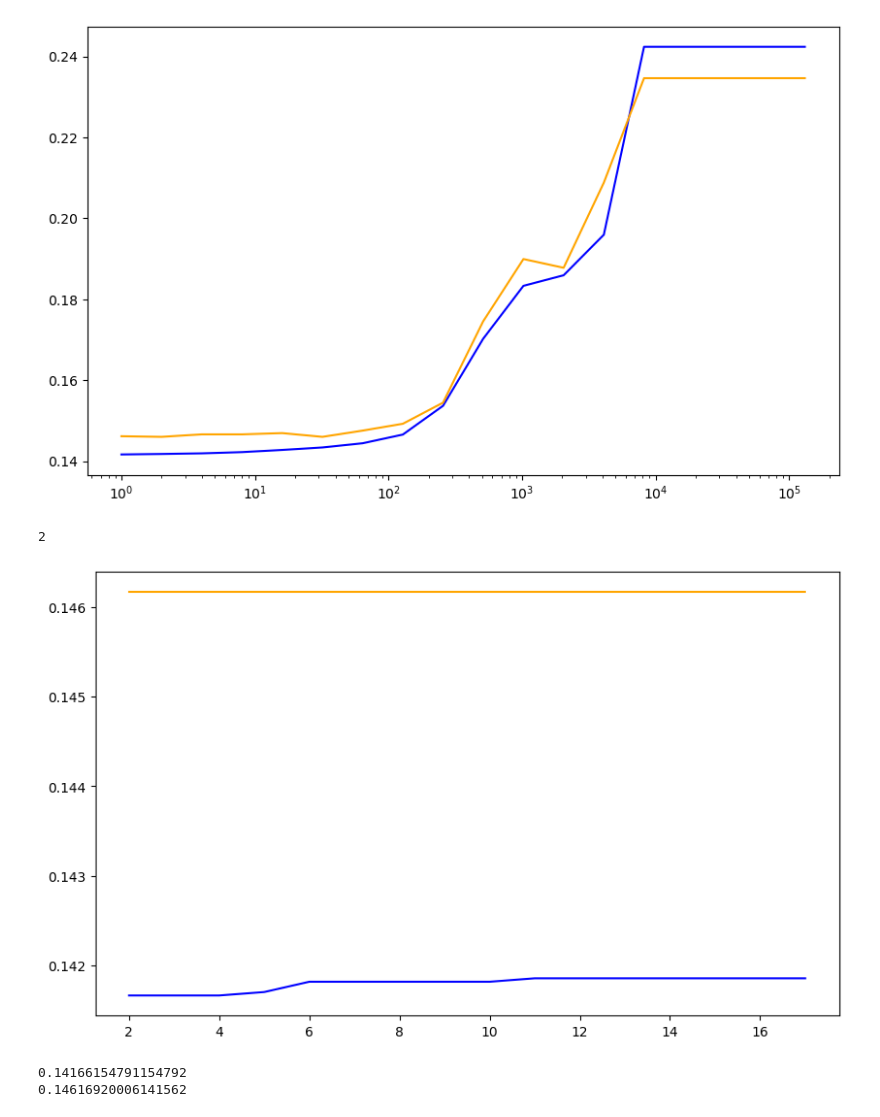
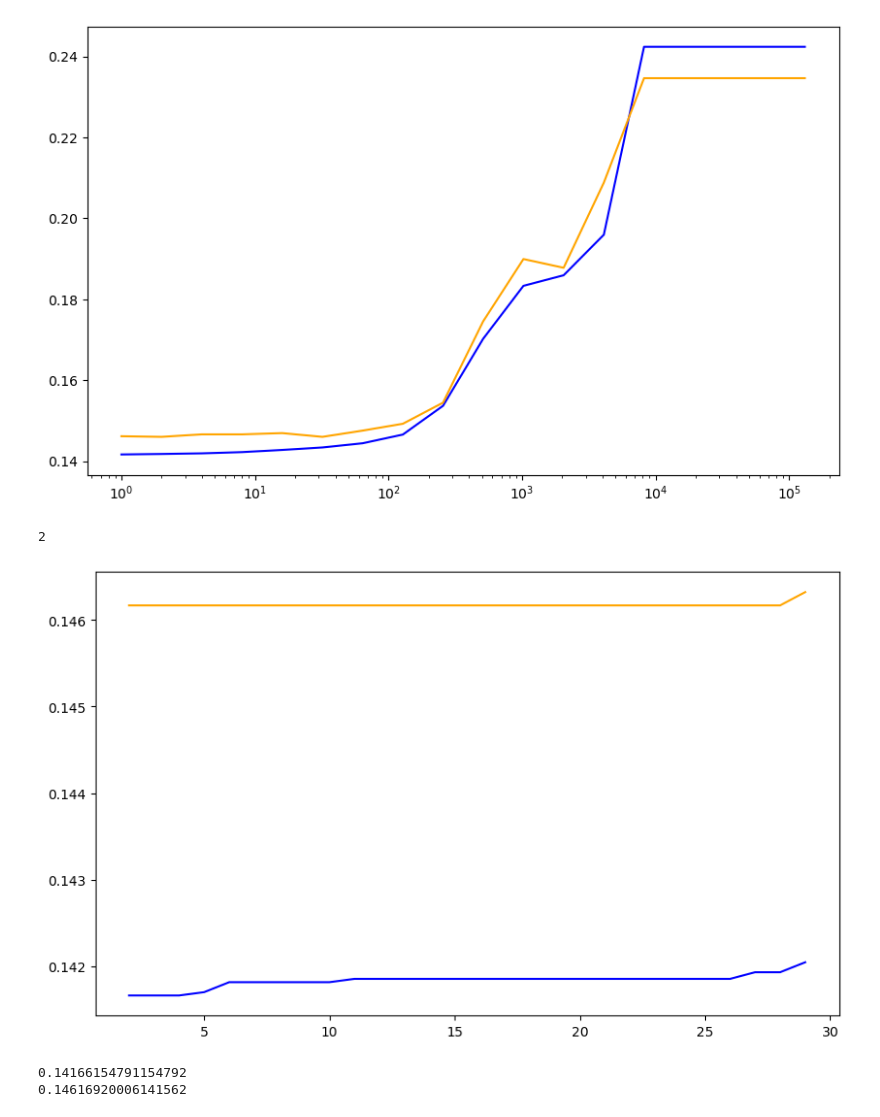
Before and after one commit to kienlacmai/ML-Adult-Census-Income-Analysis, a Jupyter notebook: Decision_trees.ipynb, the cells around one changed output. Drawn from its saved outputs; the diff is of its cells as text; code cells hidden in the pictures.

Commit message:
new graphes

```diff
--- a/Decision_trees.ipynb
+++ b/Decision_trees.ipynb
@@ -172,10 +172,10 @@ plt.plot(sample_split, val_errors, label = 'Validation Error', color = 'orange')
 [<matplotlib.lines.Line2D at 0x...>]
 [figure]
 # %%
-rfc = RandomForestClassifier(max_depth = 6,
-                                 n_estimators= 42,
-                                 max_features = 8,
-                                 min_samples_leaf = 4,
+rfc = RandomForestClassifier(max_depth = 15,
+                                 n_estimators= 13,
+                                 max_features = 10,
+                                 min_samples_leaf = 5,
                                  criterion = 'entropy',
                                  random_state = seed)
 rfc.fit(Xtr, ytr)
@@ -245,32 +245,32 @@ print(sample_leaf[np.argmin(val_errors)])
 2
 [figure]
 # %%
-sample_split = range(2, 18)
+sample_split = range(2, 30)
 
 train_errors = []
 val_errors = []
 
 for split in sample_split:
     clf = tree.DecisionTreeClassifier(max_depth = 7,
                                       min_samples_leaf = 1,
                                       min_samples_split = split,
                                       criterion = 'entropy',
                                       random_state = seed)
     clf.fit(Xtr, ytr)
 
     train_preds = clf.predict(Xtr)
     test_preds = clf.predict(Xte)
 
     train_errors.append(np.mean(ytr != train_preds))
     val_errors.append(np.mean(yte != test_preds))
 
 plt.figure(figsize=(10,6))
 plt.plot(sample_split, train_errors, label = 'Training Error', color = 'blue')
 plt.plot(sample_split, val_errors, label = 'Validation Error', color = 'orange')
 print(sample_split[np.argmin(val_errors)])
 # %% [output]
 2
-[figure, old version]
+[figure, new version]
 # %%
 clf = tree.DecisionTreeClassifier(max_depth = 7,
                                       min_samples_leaf = 1,
```
Also changed, not shown: parts of 1 cell of this notebook, 7 other files.
